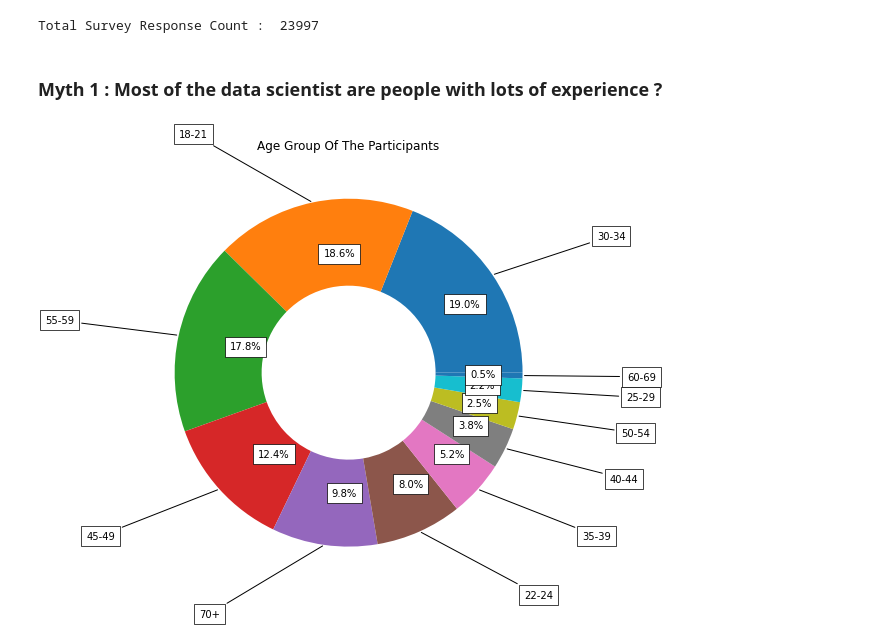
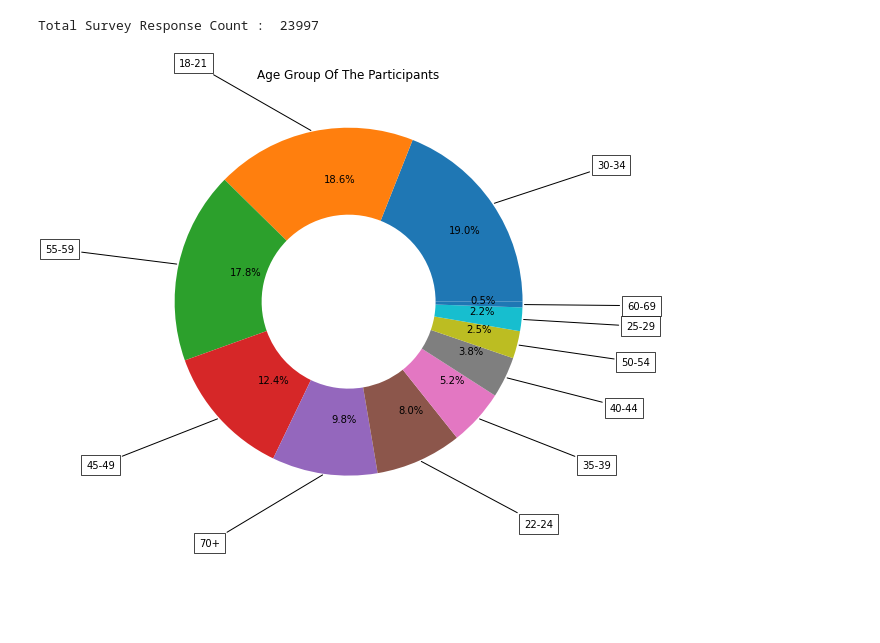
Before and after one commit to divyanshu-kunwar/kaggle_practise, a Jupyter notebook: breaking-myth-about-data-science.ipynb, the cells around one changed output. Drawn from its saved outputs; the diff is of its cells as text; code cells hidden in the pictures; blank space fills up the shorter version.

Commit message:
Kaggle Notebook | Breaking Myth about Data Science | Version 3

```diff
--- a/breaking-myth-about-data-science.ipynb
+++ b/breaking-myth-about-data-science.ipynb
@@ -59,8 +59,6 @@ Let's try to break the myth by answering the most popular questions on internet.
 print("Total Survey Response Count : ", df.shape[0])
 # %% [output]
 Total Survey Response Count :  23997
-# %% [markdown]
-### Myth 1 : Most of the data scientist are people with lots of experience ?
 # %%
 from plotly.offline import plot, iplot, init_notebook_mode
 import plotly.graph_objs as go
@@ -75,31 +71,30 @@ colors = [""]
 # %%
 import matplotlib.pyplot as plt
 
 fig , ax = plt.subplots(figsize=(16,8) , subplot_kw = dict(aspect="equal"))
 
 age_group = df['Q2'].unique()
 
 wedges , text = ax.pie(df['Q2'].value_counts().to_list() , wedgeprops=dict(width=0.5) , startangle=0 )
 
 bbox_props = dict(boxstyle="square,pad=0.5", fc="w" , ec="k", lw=0.72)
 kw = dict(arrowprops=dict(arrowstyle="-") , bbox=bbox_props , zorder=0 , va="center")
-kw2 = dict(bbox=bbox_props, zorder=1 , va="center")
 
 
 for i , p in enumerate(wedges):
     ang = (p.theta2 - p.theta1)/2 + p.theta1
     percenta = str(round((p.theta2 - p.theta1)*100/360 , 1)) + "%"
     y = np.sin(np.deg2rad(ang))
     x = np.cos(np.deg2rad(ang))
     horizontal_alignment = {-1:"right",1:"left" ,}[int(np.sign(x))]
     ax.annotate(age_group[i] ,xy=(x,y) , xytext=(x+0.6*np.sign(x),1.4*y), horizontalalignment=horizontal_alignment, **kw)
-    ax.annotate(percenta ,xy=(x,y), xytext=(x*0.7,y*0.7) , **kw2)
+    ax.annotate(percenta ,xy=(x,y), xytext=(x*0.7,y*0.7))
 
 
 ax.set_title("Age Group Of The Participants")
 
 # plt.pie( , labels=df['Q2'].unique() , autopct='%1.1f%%')
 
 plt.show()
 # %% [output]
-[figure, old version]
+[figure, new version]
```
Also changed, not shown: parts of 2 cells of this notebook.
